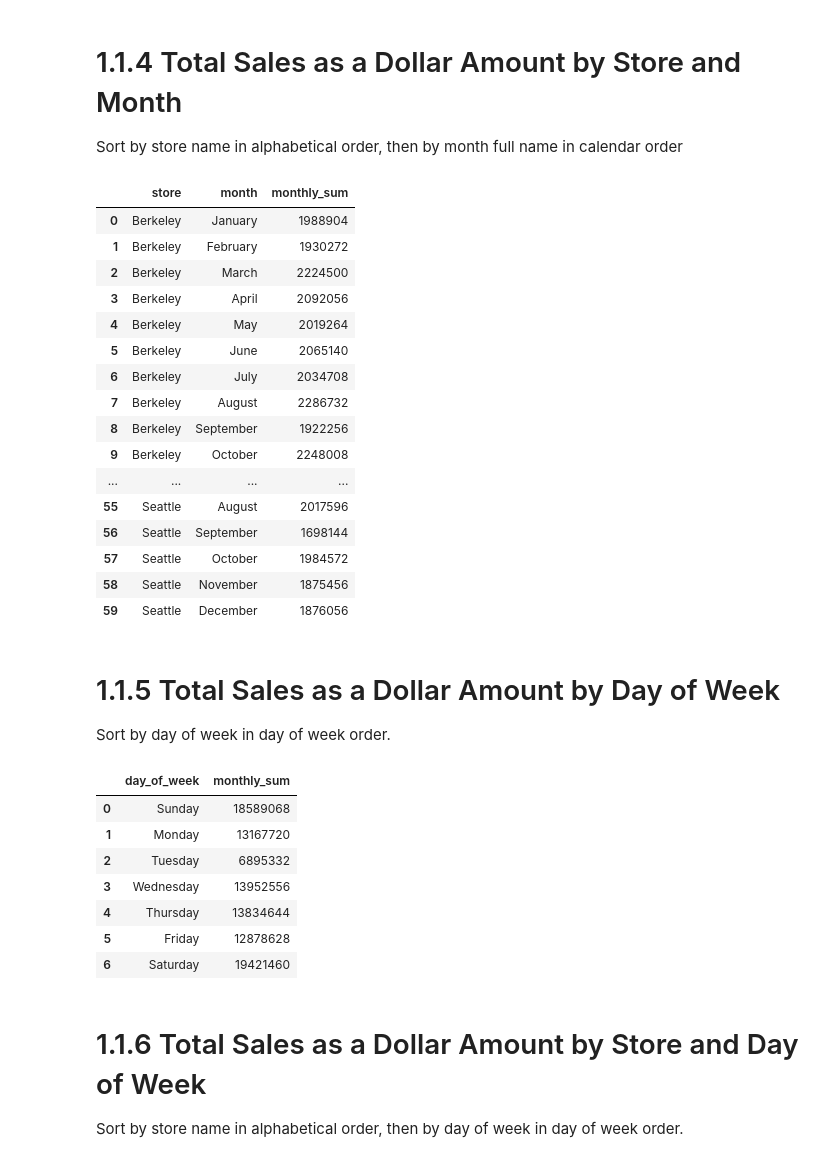
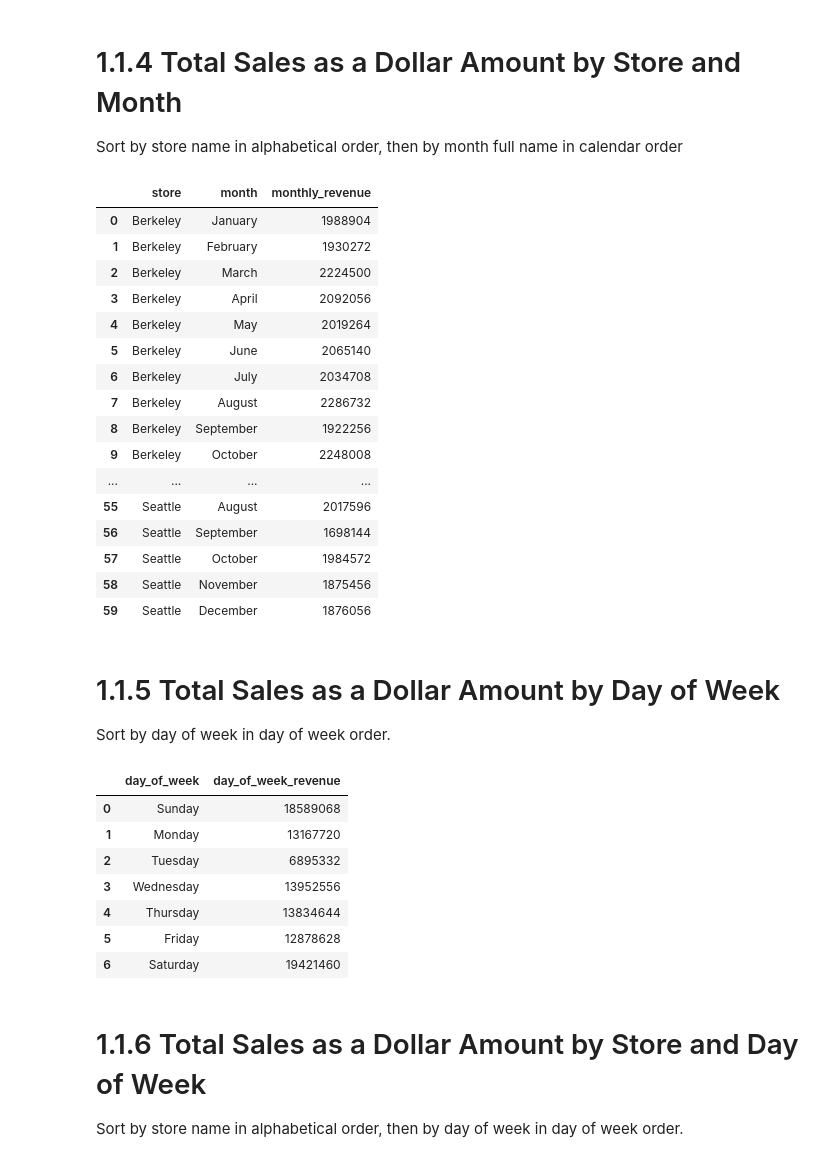
Before and after one commit to morinlandon12/ucb_mids_w205_project_1, a Jupyter notebook: project_1_1.ipynb, the cells around one changed output. Cells and saved outputs as stored; diff of their text form; code cells hidden in the pictures.

```diff
--- a/project_1_1.ipynb
+++ b/project_1_1.ipynb
@@ -178,26 +182,26 @@ Sort by store name in alphabetical order, then by month full name in calendar or
 # %%
 rollback_before_flag = True
 rollback_after_flag = True
 
 query = """
 
 select s.city as store,
        to_char(date_trunc('month', sale_date), 'Month') as month,
-       sum(total_amount) as monthly_sum
+       sum(total_amount) as monthly_revenue
 from stores as s
      join sales as sa
          on s.store_id = sa.store_id
 group by store, date_trunc('month', sale_date), month
 order by store, date_trunc('month', sale_date)
 
 
 
 """
 
 df = my_select_query_pandas(query, rollback_before_flag, rollback_after_flag)
 df
 # %% [output]
-|  | store | month | monthly_sum |
+|  | store | month | monthly_revenue |
 | 0 | Berkeley | January | 1988904 |
 | 1 | Berkeley | February | 1930272 |
 | 2 | Berkeley | March | 2224500 |
@@ -225,7 +229,7 @@ rollback_after_flag = True
 query = """
 
 select to_char(date_trunc('day', sale_date), 'Day') as day_of_week,
-       sum(total_amount) as monthly_sum
+       sum(total_amount) as day_of_week_revenue
 from sales
 group by day_of_week, extract(dow from sale_date)
 order by extract(dow from sale_date)
@@ -236,7 +240,7 @@ order by extract(dow from sale_date)
 
 my_select_query_pandas(query, rollback_before_flag, rollback_after_flag)
 # %% [output]
-|  | day_of_week | monthly_sum |
+|  | day_of_week | day_of_week_revenue |
 | 0 | Sunday | 18589068 |
 | 1 | Monday | 13167720 |
 | 2 | Tuesday | 6895332 |
```
Also changed, not shown: parts of 9 cells of this notebook, 2 other files.
